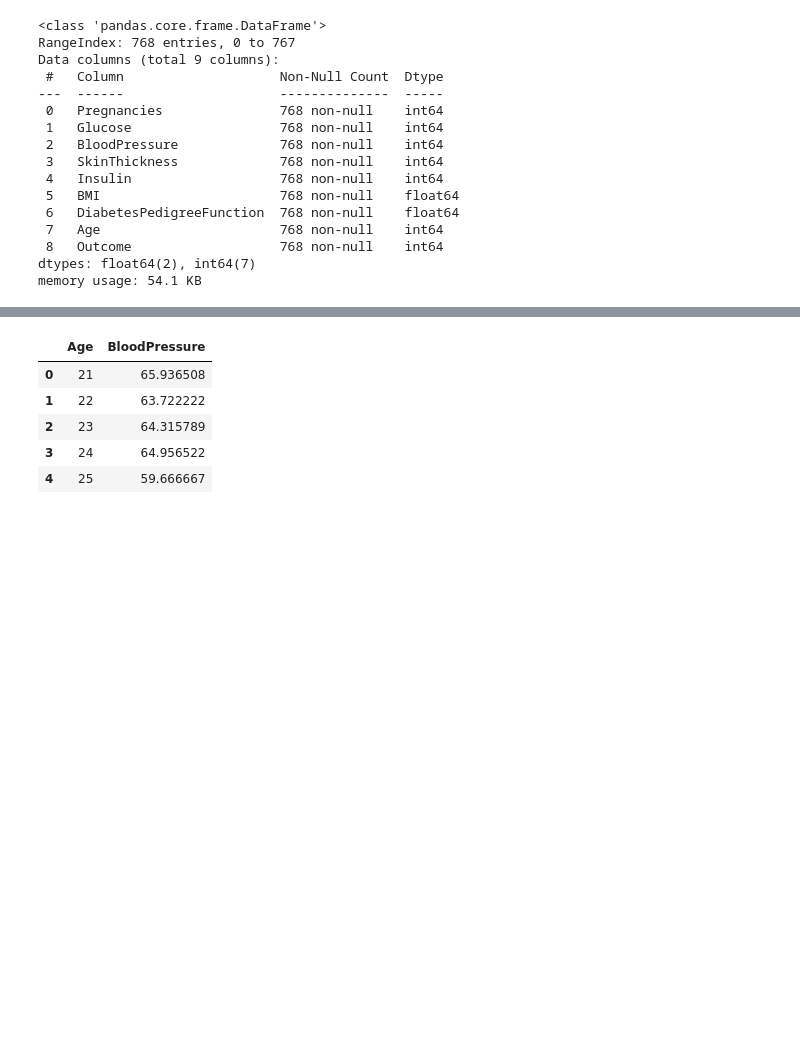
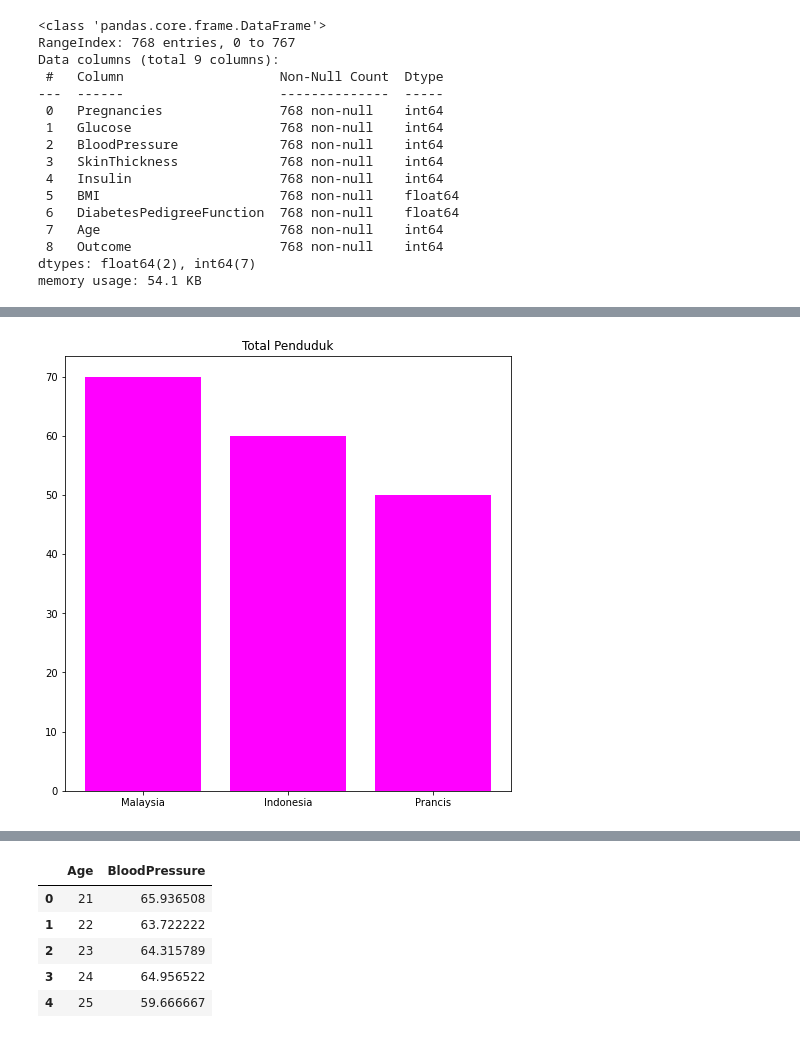
Before and after one commit to arofiqimaulana/Course-Python-For-Data-Analysis, a Jupyter notebook: Section 6 (Data Visualization)/Matplotlib.ipynb, the cells around one changed output, grey strips where cells are left out. Cells and saved outputs as stored; diff of their text form; code cells hidden in the pictures; blank space fills up the shorter version.

```diff
--- a/Section 6 (Data Visualization)/Matplotlib.ipynb
+++ b/Section 6 (Data Visualization)/Matplotlib.ipynb
@@ -47,0 +76,7 @@ df.head()
+# %%
+plt.figure(figsize=(8,8))
+plt.bar('Negara','total_penduduk',data=df_negara_sort,color='fuchsia')
+plt.title('Total Penduduk')
+plt.show()
+# %% [output]
+[figure, added]
```
Also changed, not shown: parts of 22 cells of this notebook, 1 other file.
